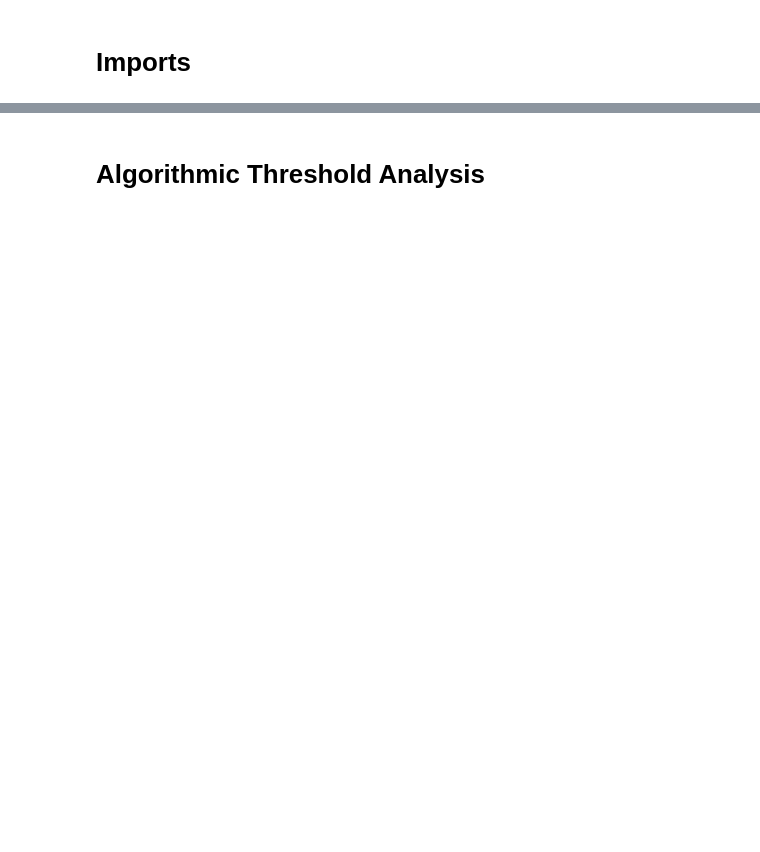
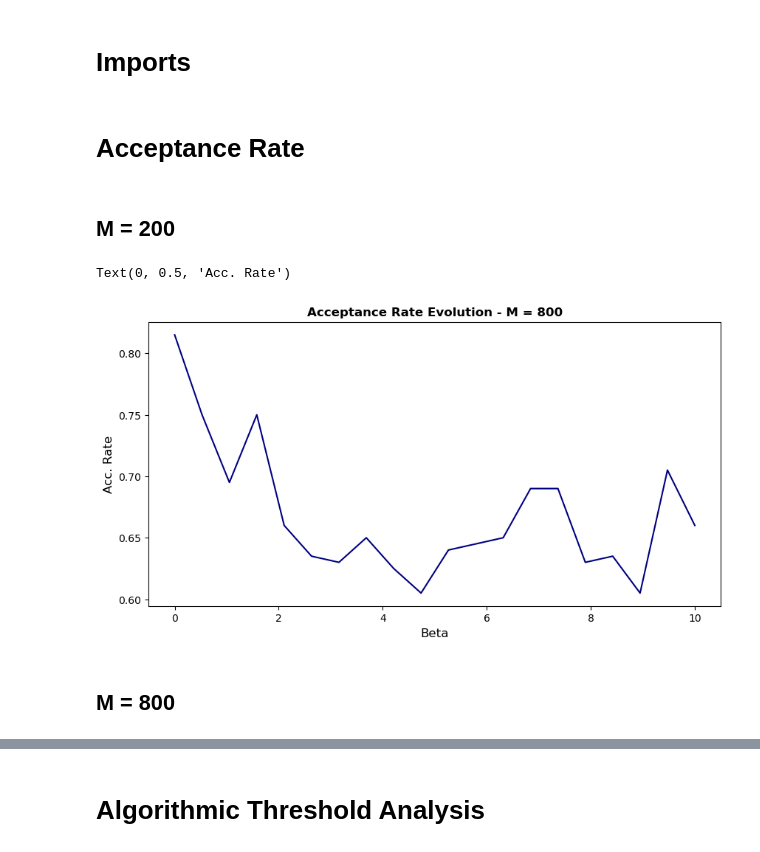
Before and after one commit to vittoriomanfriani/KSAT, a Jupyter notebook: Analysis.ipynb, the cells around one changed output, grey strips where cells are left out. Cells and saved outputs as stored; diff of their text form; code cells hidden in the pictures; blank space fills up the shorter version.

```diff
--- a/Analysis.ipynb
+++ b/Analysis.ipynb
@@ -9 +13,24 @@ importlib.reload(KSAT_properties)
 import matplotlib.pyplot as plt
+# %% [markdown]
+# Acceptance Rate
+# %% [markdown]
+## M = 200
+# %%
+ksat = KSAT.KSAT(200, 200, 3, seed=45)
+
+best, acc_rate = SimAnn.simann(ksat,
+                     mcmc_steps = 200, anneal_steps =20,
+                     beta0 = 1, beta1 = 10,
+                     seed = 41,
+                     debug_delta_cost = False)
+# %%
+fig, ax = plt.subplots(figsize = (10, 5))
+ax.plot(np.linspace(0, 10, 20), acc_rate, color = 'navy')
+ax.set_title('Acceptance Rate Evolution - M = 800', fontsize=12, fontweight="bold")
+ax.set_xlabel('Beta', fontsize=12)
+ax.set_ylabel('Acc. Rate', fontsize=12)
+# %% [output]
+Text(0, 0.5, 'Acc. Rate')
+[figure, added]
+# %% [markdown]
+## M = 800
```
Also changed, not shown: parts of 24 cells of this notebook, 5 other files.
